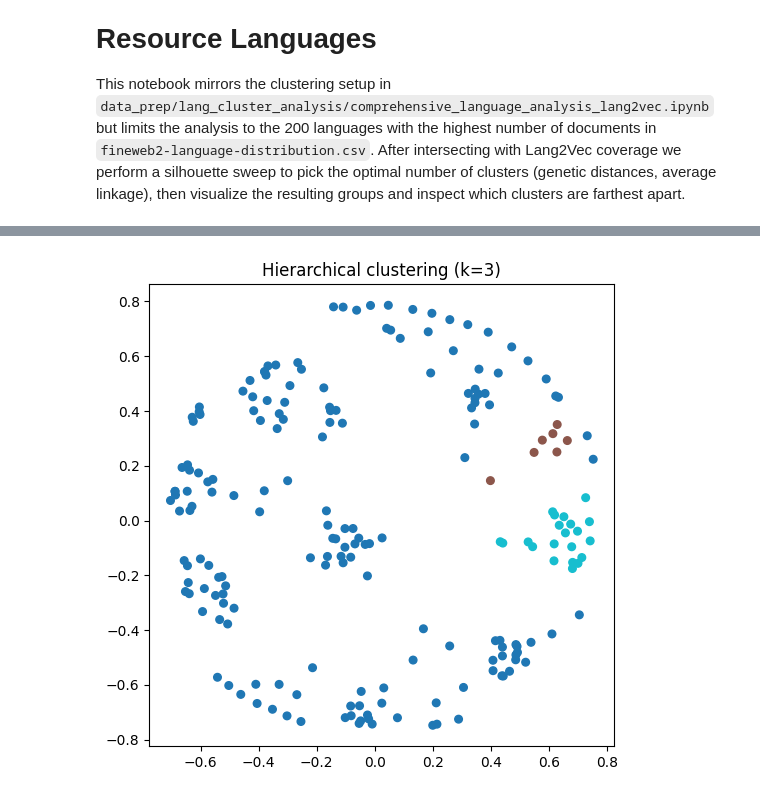
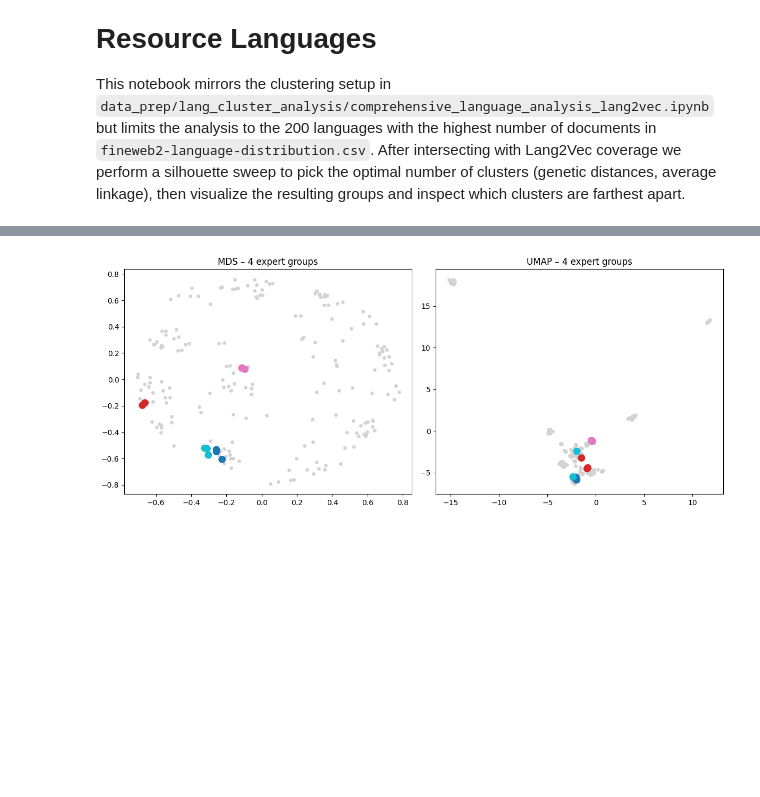
Before and after one commit to dice-group/HTYLLM-PG, a Jupyter notebook: approaches/CoLA/tools/two_stage_clustering/top200_lang2vec_four_clusters.ipynb, the cells around one changed output, grey strips where cells are left out. Saved outputs shown, nothing was run; the diff lists cells and outputs as text; code cells hidden in the pictures; blank space fills up the shorter version.

Commit message:
first clustreings i like for 12 tier langs

```diff
--- a/approaches/CoLA/tools/two_stage_clustering/top200_lang2vec_four_clusters.ipynb
+++ b/approaches/CoLA/tools/two_stage_clustering/top200_lang2vec_four_clusters.ipynb
@@ -3,6 +3,7 @@
 
 This notebook mirrors the clustering setup in `data_prep/lang_cluster_analysis/comprehensive_language_analysis_lang2vec.ipynb` but limits the analysis to the 200 languages with the highest number of documents in `fineweb2-language-distribution.csv`. After intersecting with Lang2Vec coverage we perform a silhouette sweep to pick the optimal number of clusters (genetic distances, average linkage), then visualize the resulting groups and inspect which clusters are farthest apart.
 # %%
+
 import numpy as np, pandas as pd, matplotlib.pyplot as plt
 from sklearn.manifold import MDS
 from cluster_lang2vec_distances import auto_k, build_distance_matrix, cluster_with_k
@@ -12,6 +13,8 @@ import umap.umap_ as umap
 # Load + filter
 df = pd.read_csv("/home/ubuntu/dice_repos/HTYLLM-PG/approaches/CoLA/data_prep/base_data/fineweb2-language-distribution.csv")
 df = df[df.split == "train"]
+df = df[~df.subset.str.contains("_removed$", na=False)]
+
 
 top = (
     df.assign(documents=pd.to_numeric(df.documents, errors="coerce").fillna(0))
@@ -171,43 +184,71 @@ code resource_availability           subset
 # %%
-import hdbscan
-import matplotlib.pyplot as plt
-from sklearn.manifold import MDS
-import numpy as np
+from itertools import combinations
 
-# --- HDBSCAN clustering (distance matrix) ---
-hdb = hdbscan.HDBSCAN(
-    metric="precomputed",
-    min_cluster_size=3,
-    min_samples=3
-)
-hdb_labels = hdb.fit_predict(matrix)   # -1 = noise
+n = matrix.shape[0]
+used = set()
+experts = []
 
-# --- Shared MDS embedding ---
-coords = MDS(
-    n_components=2,
-    dissimilarity="precomputed",
-    random_state=0
-).fit_transform(matrix)
+def inter_dist(A, B):
+    return matrix[np.ix_(list(A), list(B))].mean()
 
-# --- Plot 1: Hierarchical clustering (baseline) ---
-plt.figure(figsize=(6, 6))
-plt.scatter(coords[:, 0], coords[:, 1], c=labels, cmap="tab10", s=30)
-plt.title(f"Hierarchical clustering (k={best_k})")
+for a, b, c, _ in sorted(
+    ((a, b, c,
+      (matrix[a,b] + matrix[a,c] + matrix[b,c]) / 3)
+     for a, b, c in combinations(range(n), 3)),
+    key=lambda x: x[3]
+):
+    triple = {a, b, c}
+    if triple & used:
+        continue
+    if experts and min(inter_dist(triple, set(t)) for t in experts) < 0.35:
+        continue
+    experts.append((a, b, c))
+    used |= triple
+    if len(experts) == 4:
+        break
+
+
+final_langs = np.array([i for t in experts for i in t])
+
+
+mask = np.isin(np.arange(len(codes)), final_langs)
+
+# label expert id per language
+expert_id = np.full(len(codes), -1)
+for i, t in enumerate(experts):
+    for j in t:
+        expert_id[j] = i
+
+fig, ax = plt.subplots(1, 2, figsize=(12, 5))
+
+ax[0].scatter(coords_mds[:, 0], coords_mds[:, 1], c="lightgray", s=15)
+ax[0].scatter(coords_mds[expert_id >= 0, 0],
+              coords_mds[expert_id >= 0, 1],
+              c=expert_id[expert_id >= 0],
+              cmap="tab10", s=80)
+ax[0].set_title("MDS – 4 expert groups")
+
+ax[1].scatter(coords_umap[:, 0], coords_umap[:, 1], c="lightgray", s=15)
+ax[1].scatter(coords_umap[expert_id >= 0, 0],
+              coords_umap[expert_id >= 0, 1],
+              c=expert_id[expert_id >= 0],
+              cmap="tab10", s=80)
+ax[1].set_title("UMAP – 4 expert groups")
+
+plt.tight_layout()
 plt.show()
 
-# --- Plot 2: HDBSCAN result ---
-plt.figure(figsize=(6, 6))
-plt.scatter(
-    coords[:, 0], coords[:, 1],
-    c=hdb_labels,
-    cmap="tab10",
-    s=30
+
+# print which langs we selected
+selected_codes = [codes[i] for i in final_langs]
+
+info = (
+    df.loc[df.code.isin(selected_codes),
+           ["code", "name", "family", "resource_availability"]]
+      .drop_duplicates()
+      .sort_values("code")
 )
-plt.title("HDBSCAN (min_cluster_size=3)")
-plt.show()
 
-# --- Diagnostics ---
-print("HDBSCAN clusters:", set(hdb_labels) - {-1})
-print("HDBSCAN noise points:", np.sum(hdb_labels == -1))
+print(info.to_string(index=False))
 # %% [output]
-[figure, old version]
+[figure, new version]
```
Also changed, not shown: parts of 3 cells of this notebook, 1 other file.
